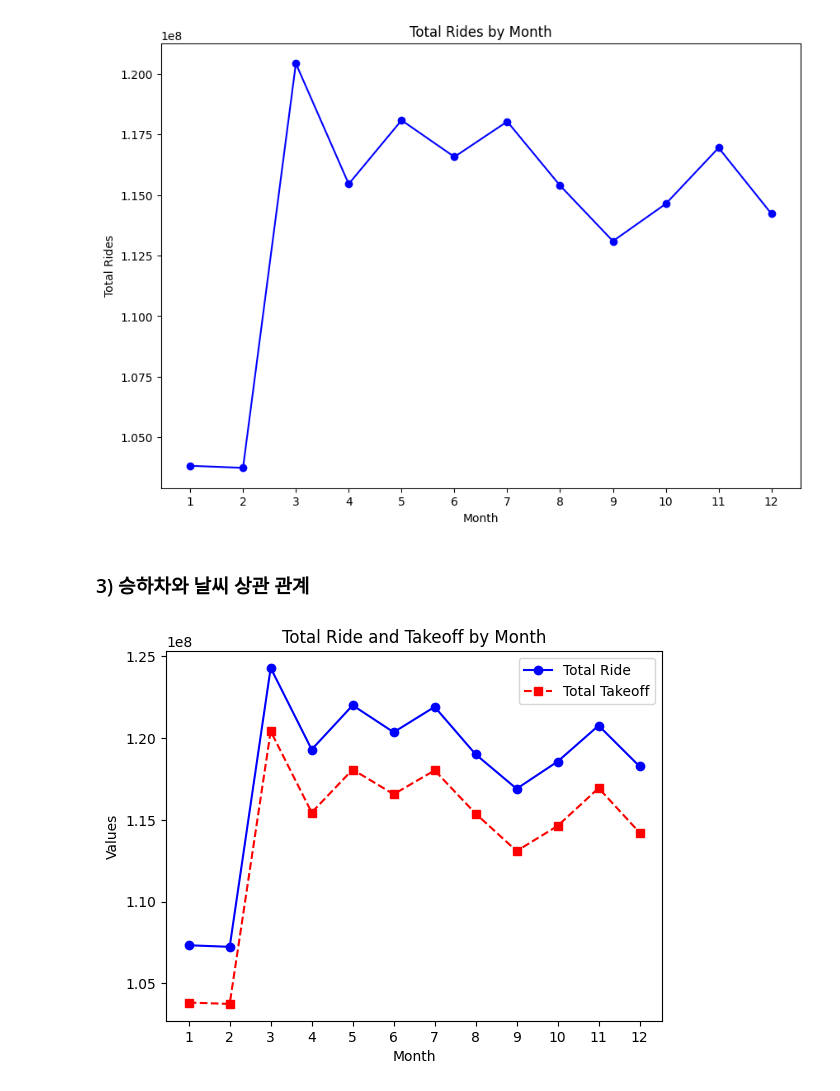
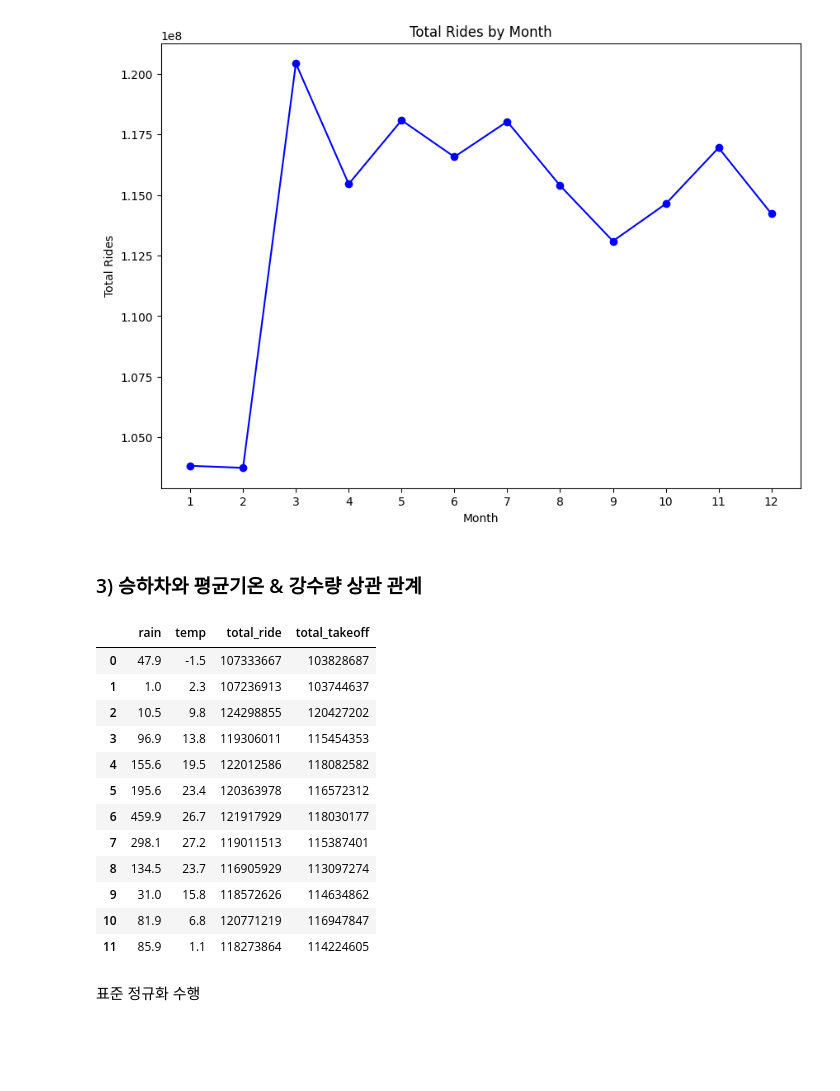
Before and after one commit to gchaewon/Euron5th_BusTayo, a Jupyter notebook: EDA_weather.ipynb, the cells around one changed output. Drawn from its saved outputs; the diff is of its cells as text; code cells hidden in the pictures; blank space fills up the shorter version.

```diff
--- a/EDA_weather.ipynb
+++ b/EDA_weather.ipynb
@@ -69,4 +91,5 @@ data
 # %%
-weather = pd.read_csv(path+'data/weather.csv', encoding='cp949')
-
-weather = weather[12:23] # 23년 1월~12월 데이터만 추출
+temp = pd.read_csv(path+'data/temp.csv', encoding='cp949')
+temp = temp[:12] # 23년 1월 ~ 12월 데이터만 추출
+temp = temp['평균기온(℃)']
+temp
@@ -129,0 +110,6 @@ weather
+# %%
+month = [1, 2, 3, 4, 5, 6, 7, 8, 9, 10, 11, 12]
+month = pd.DataFrame(month, columns = ['월'])
+
+weather = pd.concat([month, rain, temp], axis=1)
+weather
@@ -259,18 +264,24 @@ plt.show()
 # %% [output]
 [figure]
 # %% [markdown]
-### 3) 승하차와 날씨 상관 관계
+### 3) 승하차와 평균기온 & 강수량 상관 관계
-# %%
-plt.plot(ride_df['month'], ride_df['total_ride'], marker='o', linestyle='-', color='b', label='Total Ride')
-plt.plot(takeoff_df['month'], takeoff_df['total_takeoff'], marker='s', linestyle='--', color='r', label='Total Takeoff')
-# plt.plot(weather['월'], weather['평균기온(℃)'], marker='s', linestyle='--', color='y', label='Total Takeoff')
-
-plt.xticks(range(1, 13, 1))
-plt.title('Total Ride and Takeoff by Month')
-plt.xlabel('Month')
-plt.ylabel('Values')
-plt.legend()
-
-plt.show()
-# %% [output]
-[figure, removed]
+# %%
+result = pd.concat([weather['강수량(mm)'], weather['평균기온(℃)'], ride_df['total_ride'], takeoff_df['total_takeoff']], axis=1)
+result = result.rename(columns={'강수량(mm)': 'rain', '평균기온(℃)': 'temp'})
+result
+# %% [output]
+|  | rain | temp | total_ride | total_takeoff |
+| 0 | 47.9 | -1.5 | 107333667 | 103828687 |
+| 1 | 1.0 | 2.3 | 107236913 | 103744637 |
+| 2 | 10.5 | 9.8 | 124298855 | 120427202 |
+| 3 | 96.9 | 13.8 | 119306011 | 115454353 |
+| 4 | 155.6 | 19.5 | 122012586 | 118082582 |
+| 5 | 195.6 | 23.4 | 120363978 | 116572312 |
+| 6 | 459.9 | 26.7 | 121917929 | 118030177 |
+| 7 | 298.1 | 27.2 | 119011513 | 115387401 |
+| 8 | 134.5 | 23.7 | 116905929 | 113097274 |
+| 9 | 31.0 | 15.8 | 118572626 | 114634862 |
+| 10 | 81.9 | 6.8 | 120771219 | 116947847 |
+| 11 | 85.9 | 1.1 | 118273864 | 114224605 |
+# %% [markdown]
+표준 정규화 수행
```
Also changed, not shown: parts of 21 cells of this notebook.
